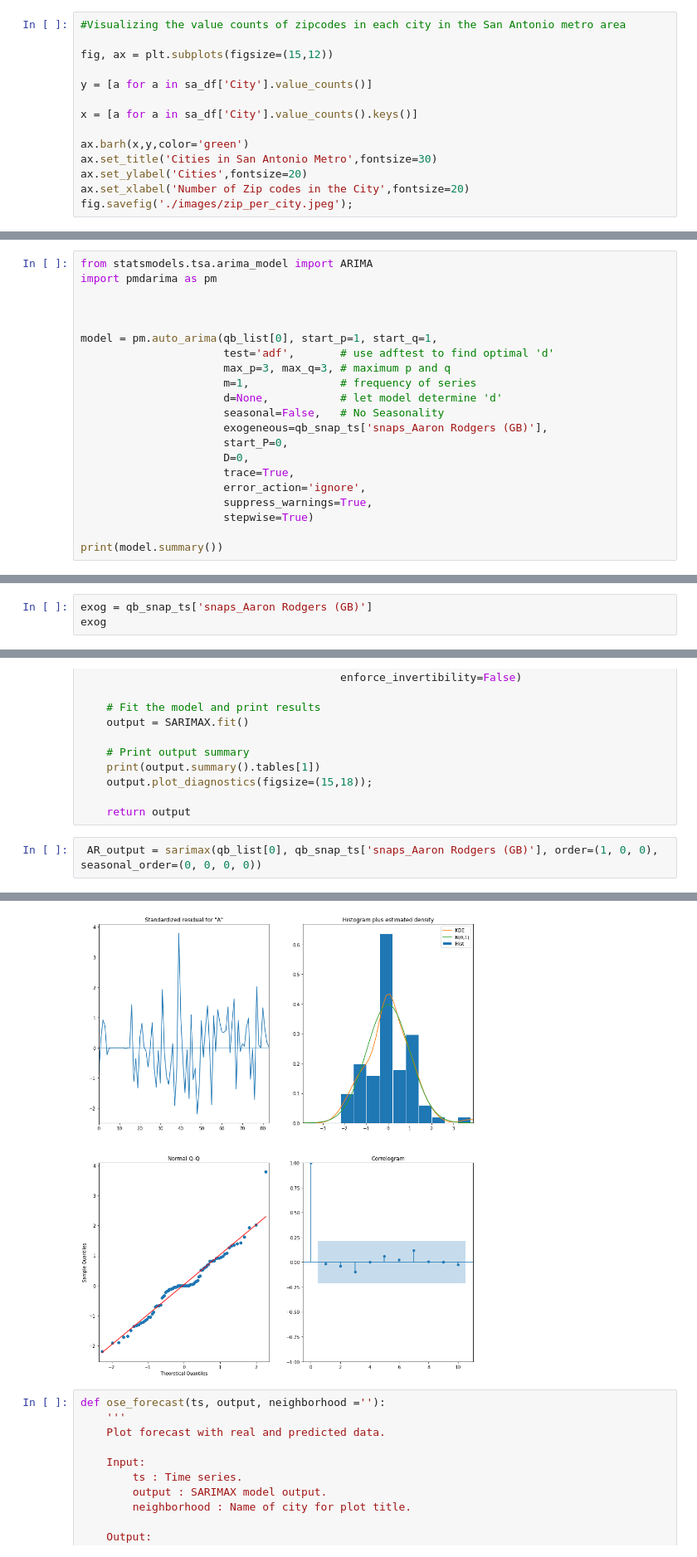
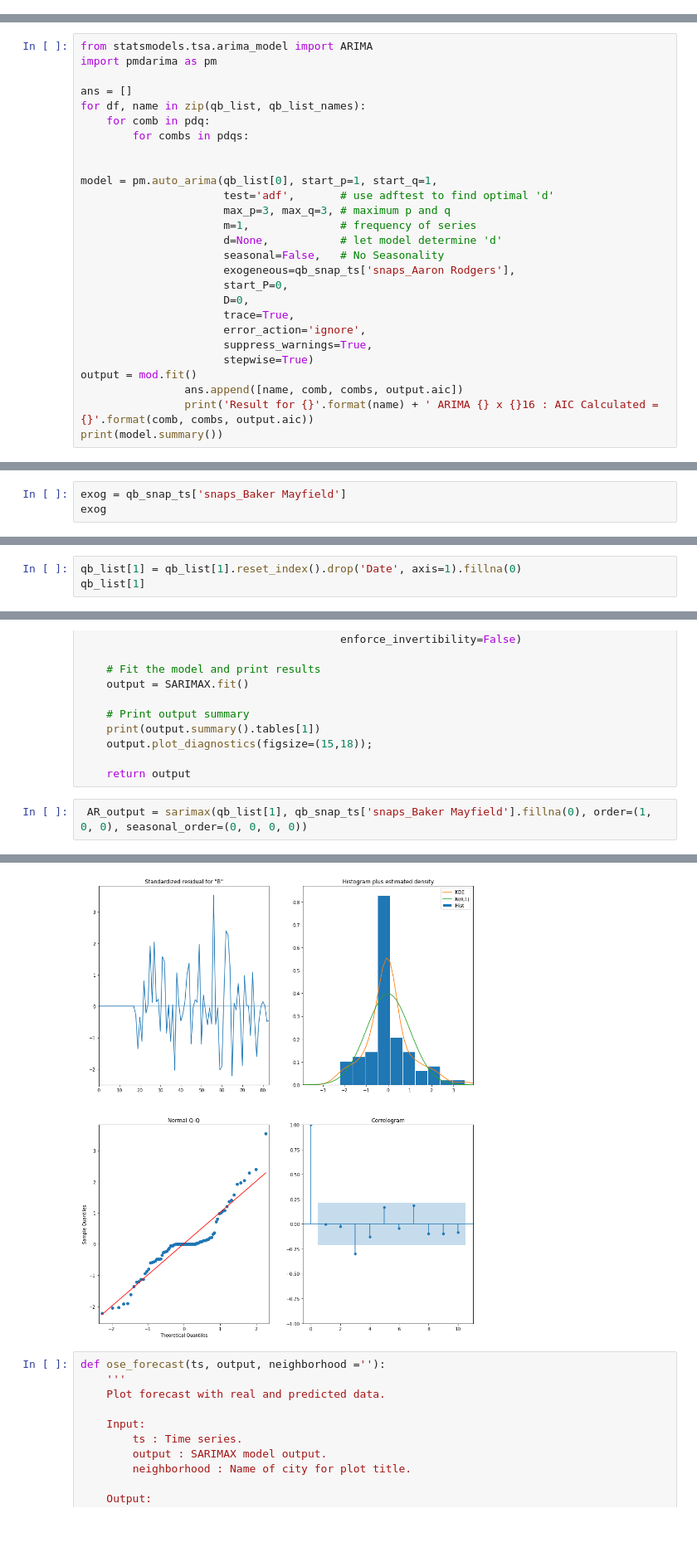
Before and after one commit to meljoy1099/fantasy-football-draft-analysis, a Jupyter notebook: notebook.ipynb, the cells around one changed output, grey strips where cells are left out. Shown at 83% size. Cells and saved outputs as stored; diff of their text form; blank space fills up the shorter version.

```diff
--- a/notebook.ipynb
+++ b/notebook.ipynb
@@ -121,14 +136,0 @@ Our filtered dataset contains a wide range of median home values, from a startin
-# %%
-#Visualizing the value counts of zipcodes in each city in the San Antonio metro area
-
-fig, ax = plt.subplots(figsize=(15,12))
-
-y = [a for a in sa_df['City'].value_counts()]
-
-x = [a for a in sa_df['City'].value_counts().keys()]
-
-ax.barh(x,y,color='green')
-ax.set_title('Cities in San Antonio Metro',fontsize=30)
-ax.set_ylabel('Cities',fontsize=20)
-ax.set_xlabel('Number of Zip codes in the City',fontsize=20)
-fig.savefig('./images/zip_per_city.jpeg');
@@ -618,6 +341,10 @@ best_para
 from statsmodels.tsa.arima_model import ARIMA
 import pmdarima as pm
 
+ans = []
+for df, name in zip(qb_list, qb_list_names):
+    for comb in pdq:
+        for combs in pdqs:
 
 
 model = pm.auto_arima(qb_list[0], start_p=1, start_q=1,
@@ -626,14 +353,16 @@ model = pm.auto_arima(qb_list[0], start_p=1, start_q=1,
                       m=1,              # frequency of series
                       d=None,           # let model determine 'd'
                       seasonal=False,   # No Seasonality
-                      exogeneous=qb_snap_ts['snaps_Aaron Rodgers (GB)'],
+                      exogeneous=qb_snap_ts['snaps_Aaron Rodgers'],
                       start_P=0,
                       D=0,
                       trace=True,
                       error_action='ignore',
                       suppress_warnings=True,
                       stepwise=True)
-
+output = mod.fit()
+                ans.append([name, comb, combs, output.aic])
+                print('Result for {}'.format(name) + ' ARIMA {} x {}16 : AIC Calculated = {}'.format(comb, combs, output.aic))
 print(model.summary())
 # %% [output]
 Performing stepwise search to minimize aic
@@ -658,6 +387,6 @@ Warnings:
 # %% [markdown]
 Now that we have our optimal parameters for each zip code from our gridsearch, we will use the to build a sarimax model for each zip code.  Following are 3 functions we will use to build, evaluate and test each model, and forecast predictions for each of our top 10 zip codes.
 # %%
-exog = qb_snap_ts['snaps_Aaron Rodgers (GB)']
+exog = qb_snap_ts['snaps_Baker Mayfield']
 exog
 # %% [output]
@@ -691,0 +405,3 @@ qb_list[0]
+# %%
+qb_list[1] = qb_list[1].reset_index().drop('Date', axis=1).fillna(0)
+qb_list[1]
@@ -723,5 +453,5 @@ def sarimax(ts, exog, order=(1, 1, 1), seasonal_order=(1, 1, 1, 12)):
 
     return output
 # %%
- AR_output = sarimax(qb_list[0], qb_snap_ts['snaps_Aaron Rodgers (GB)'], order=(1, 0, 0), seasonal_order=(0, 0, 0, 0))
+ AR_output = sarimax(qb_list[1], qb_snap_ts['snaps_Baker Mayfield'].fillna(0), order=(1, 0, 0), seasonal_order=(0, 0, 0, 0))
 # %% [output]
@@ -735,4 +465,4 @@ sigma2                      50.5108      6.315      7.998      0.000      38.133
-[figure, old version]
+[figure, new version]
 # %%
 def ose_forecast(ts, output, neighborhood =''):
     '''
```
Also changed, not shown: parts of 86 cells of this notebook, 9 other files.
